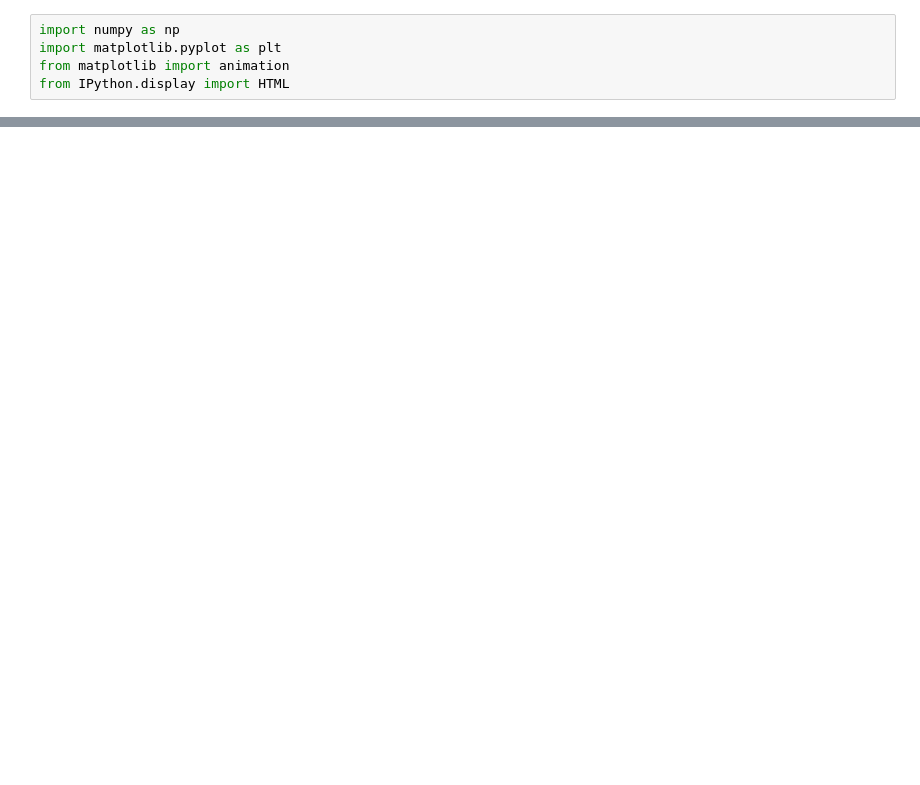
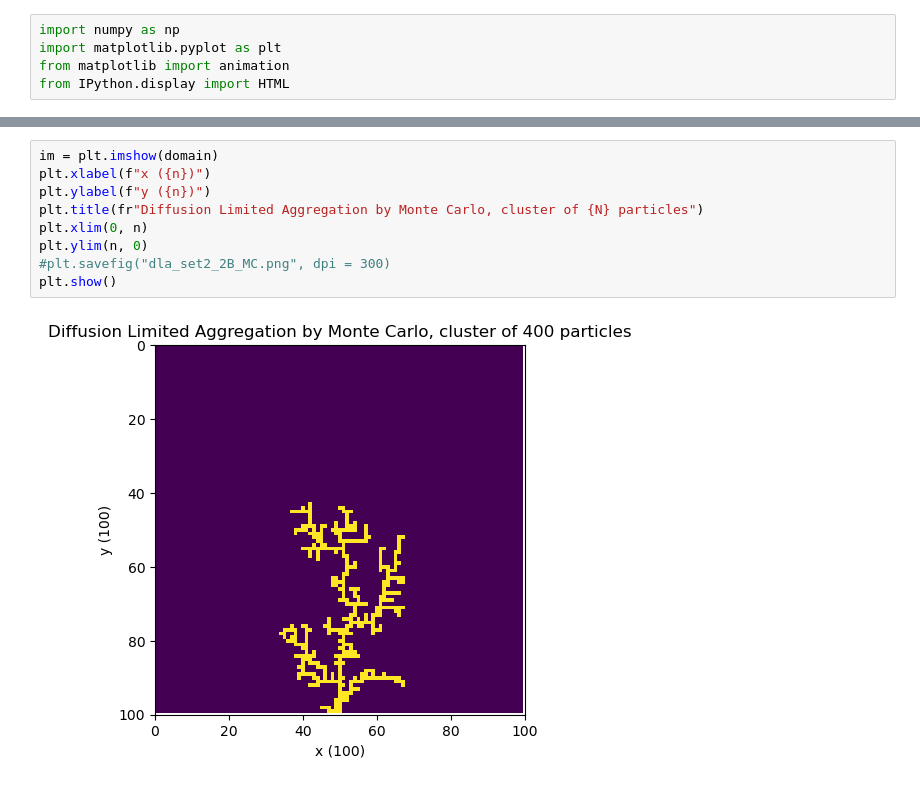
Before and after one commit to RSlanjouw/Scientific-Computing, a Jupyter notebook: Assignment2/2.1/Balthazar2B.ipynb, the cells around one changed output, grey strips where cells are left out. Saved outputs shown, nothing was run; the diff lists cells and outputs as text; blank space fills up the shorter version.

```diff
--- a/Assignment2/2.1/Balthazar2B.ipynb
+++ b/Assignment2/2.1/Balthazar2B.ipynb
@@ -104,0 +119,11 @@ plt.show()
+# %%
+im = plt.imshow(domain)
+plt.xlabel(f"x ({n})")
+plt.ylabel(f"y ({n})")
+plt.title(fr"Diffusion Limited Aggregation by Monte Carlo, cluster of {N} particles")
+plt.xlim(0, n)
+plt.ylim(n, 0)
+#plt.savefig("dla_set2_2B_MC.png", dpi = 300)
+plt.show()
+# %% [output]
+[figure, added]
```
Also changed, not shown: parts of 2 cells of this notebook, 3 other files.
